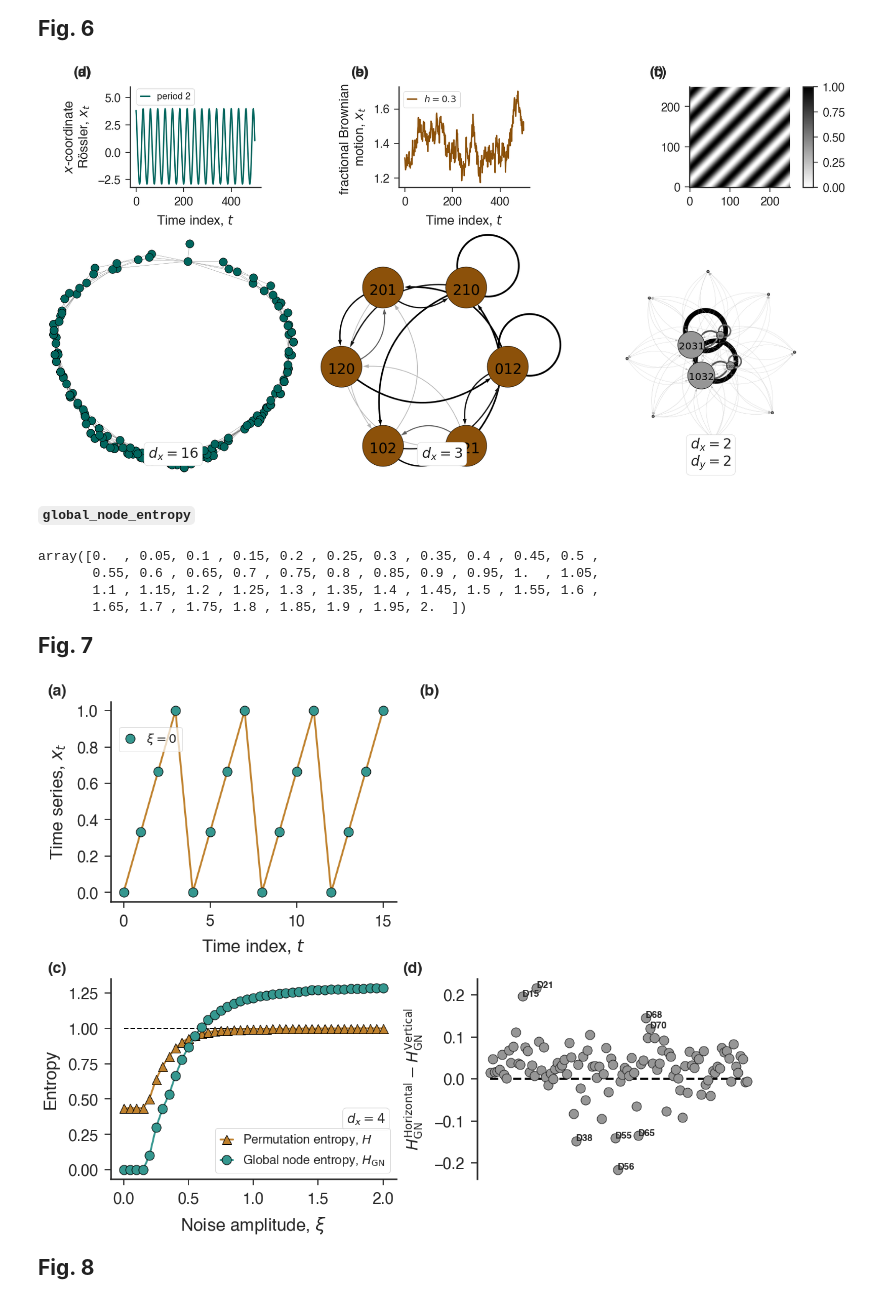
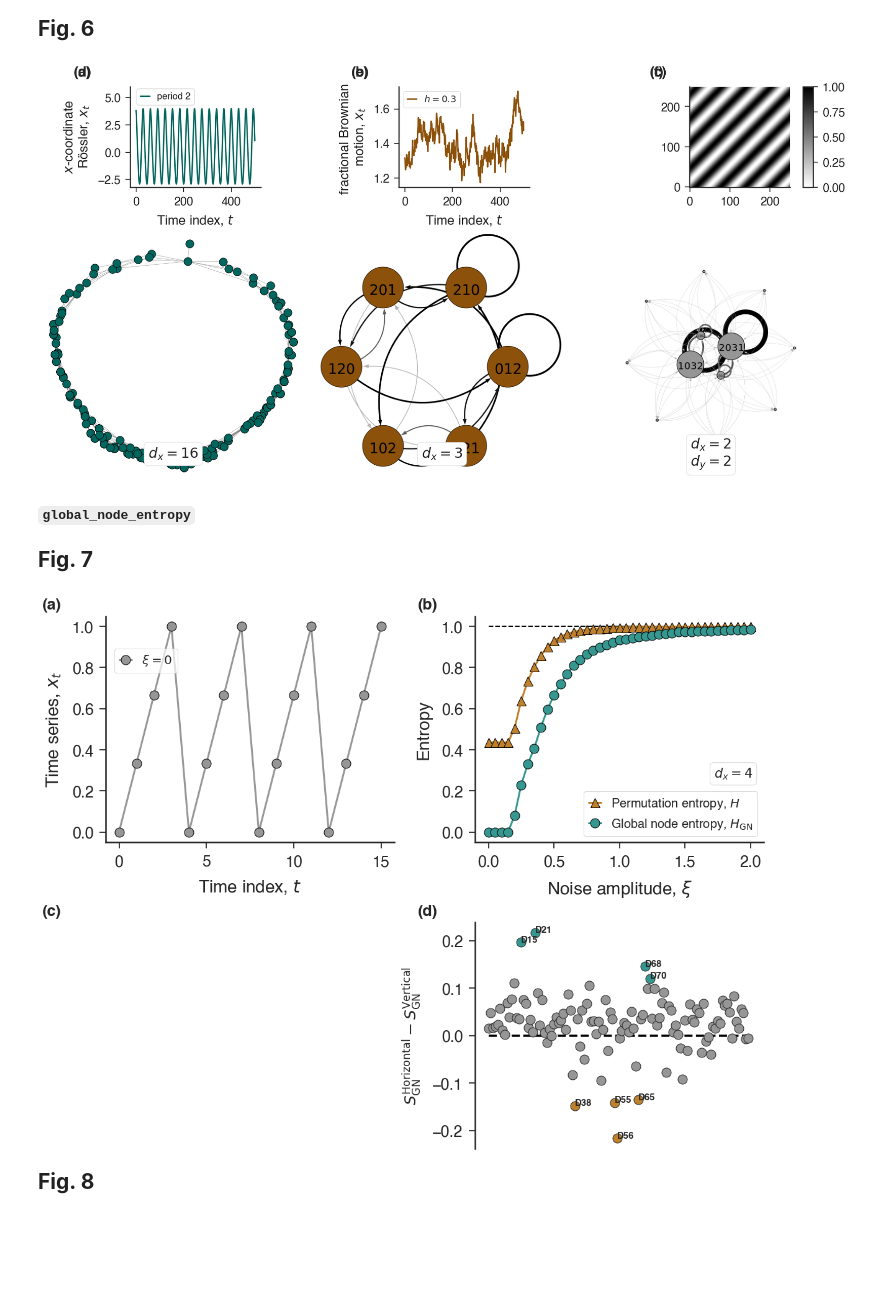
Before and after one commit to arthurpessa/ordpy, a Jupyter notebook: examples/sample_notebook.ipynb, the cells around one changed output. Saved outputs shown, nothing was run; the diff lists cells and outputs as text; code cells hidden in the pictures; blank space fills up the shorter version.

```diff
--- a/examples/sample_notebook.ipynb
+++ b/examples/sample_notebook.ipynb
@@ -243,20 +243,21 @@ ax[0].hlines(fstates_rw[1][-1], 60, 6000, linestyle='--', linewidth=2, color='bl
 ax[0].hlines(fstates_pure_logmap[0][-1], 60, 6000, linestyle='--', linewidth=2, color='black')
 ax[0].hlines(fstates_pure_logmap[1][-1], 60, 6000, linestyle='--', linewidth=2, color='black')
 
-#VERTICAL
+#VERTICAL LAYOUT
 first_legend = plt.legend(handles=rw_leg, loc=(.383,1.84))
 plt.gca().add_artist(first_legend)
 second_legend = plt.legend(handles=logi_leg, loc=(.695,1.84))
 plt.gca().add_artist(second_legend)
 
+#HORIZONTAL LAYOUT
 # first_legend = plt.legend(handles=rw_leg, loc=(-.668,0.45))
 # plt.gca().add_artist(first_legend)
 # second_legend = plt.legend(handles=logi_leg, loc=(-.975,0.45))
 # plt.gca().add_artist(second_legend)
 
-ax[0].annotate('logistic map', (.39,.7),  xycoords='axes fraction',fontsize=20,
+ax[0].annotate('logistic map', (.705,.7),  xycoords='axes fraction',fontsize=20,
                 bbox={'boxstyle':'round', 'fc':'#f0f0f0', 'alpha':1})
-ax[0].annotate('random walk', (.6925,.7), xycoords='axes fraction',fontsize=20,
+ax[0].annotate('random walk', (.38,.7), xycoords='axes fraction',fontsize=20,
                 bbox={'boxstyle':'round', 'fc':'#f0f0f0', 'alpha':1})
 
 
@@ -264,7 +265,7 @@ ax[0].annotate('random walk', (.6925,.7), xycoords='axes fraction',fontsize=20,
 colors = ['#01665e', '#8c510a']
 fstates_logmap = np.load('data/fstates_logmap.npy')
 for y_, c_, l_,lw_ in zip(fstates_logmap, ['#dfc27d', '#8c510a'], labels, [4,6]):
-    ax[1].plot(np.arange(0,.5,.001), y_, linewidth=lw_, color=c_, label=l_, scalex='log')
+    ax[1].plot(np.arange(0,.5,.001), y_, 'o', linewidth=lw_, color=c_, label=l_, scalex='log')
 
 ax[1].hlines(0, 0, .5, linestyle='--', linewidth=2)
 ax[1].set_yticks(np.arange(0,601,150))
@@ -310,7 +311,7 @@ def logistic(a=4, n=100000, x0=0.4):
 
     return x
 # %%
-def transient_logistic_map():
+def transient_logistic_map(x0=.65, r0 = 2.8):
     """
     Iterates the logistic map changing the
     growth parameter r at each step. Initial
@@ -331,7 +332,7 @@ def transient_logistic_map():
     - L.L. Trulla et al., Recurrence quantification analysis of the logistic equation
     with transients, Phys. Letters A 223 (1996) 255-260.
     """
-    x = [2.8*.65*(1-.65)]
+    x = [r0*x0*(1-x0)]
     i = 0
 #
     for r_ in np.arange(2.80001,4.00001,.00001):
@@ -596,7 +605,7 @@ def henon_map(n=2**15, a=1.4, b=0.3, x0=.5, y0=.5):
     return x, y
 # %%
 #Schuster's map
-def schuster_map(n=2**15, z=1, x0=.5):
+def schuster_map(n=2**15, z=2, x0=.5):
     """
 
     Parameters
@@ -1335,7 +1469,7 @@ w_ = np.asarray(g0.strength(mode='IN', weights='weight'))
 w_ = w_/w_.max()
 
 igplot_black(g0,
-             vertex_size=5+50*w_**2,
+             vertex_size=5+50*w_**2,d
              vertex_font_size=2+18*w_**2,
              edge_width_scale=40,
 #              vertex_color=['#8c510a', '#01665e'],
@@ -1367,7 +1501,7 @@ f.tight_layout()
 # f.savefig('figs-pdf/ordinal_network.pdf', dpi=300, bbox_inches='tight')
 # f.savefig('figs-pdf/ordinal_network_test.svg', dpi=300, bbox_inches='tight')
 # %% [output]
-[figure, old version]
+[figure, new version]
 # %% [markdown]
 <span style="font-family:times; font-weight:bold; font-size:1.8em;">`global_node_entropy`</span><a class="anchor" id="chapter6"></a>
 # %%
@@ -1393,13 +1527,6 @@ def noisy_sawtooth(dx, length=10000, snr=0):
         return series + np.random.uniform(-snr, snr, size=len(series))
     else:
         return series
-# %%
-np.arange(0,2.02,0.05).round(decimals=2)
-# %% [output]
-array([0.  , 0.05, 0.1 , 0.15, 0.2 , 0.25, 0.3 , 0.35, 0.4 , 0.45, 0.5 ,
-       0.55, 0.6 , 0.65, 0.7 , 0.75, 0.8 , 0.85, 0.9 , 0.95, 1.  , 1.05,
-       1.1 , 1.15, 1.2 , 1.25, 1.3 , 1.35, 1.4 , 1.45, 1.5 , 1.55, 1.6 ,
-       1.65, 1.7 , 1.75, 1.8 , 1.85, 1.9 , 1.95, 2.  ])
 # %%
 # 3 minutes to run. Data to plot Fig 7c
 ordnet_noisy_series    = []
@@ -1451,16 +1578,16 @@ f, ax = plt.subplots(nrows=2, ncols=2, figsize=pyhvr.stdfigsize(nx=2, ny=2,scale
 ax    = ax.flatten()
 
 #saw tooth series
-ax[0].plot(noisy_sawtooth(dx=4,length=16), 'o', markersize=15, color='#35978f', markeredgecolor='black', label=r'$\xi = 0$',zorder=1)
-ax[0].plot(noisy_sawtooth(dx=4,length=16), '-', markersize=15, color='#bf812d', zorder=0)
+ax[0].plot(noisy_sawtooth(dx=4, length=16), '-o', markersize=15, color='#969696', markeredgecolor='black', label=r'$\xi = 0$', zorder=1)
+# ax[0].plot(noisy_sawtooth(dx=4, length=16), '-', markersize=15, color='#bf812d', zorder=0)
 ax[0].set_xlabel('Time index, $t$')
 ax[0].set_ylabel('Time series, $x_t$')
 ax[0].legend(framealpha=.7, loc=(.03,.75))
 
 
 #
-ax[1].axis('off')
-
+ax[2].axis('off')
+#
 
 #permutation entropy and global node entropy
 ordnet_noisy_series    = np.load('data/ordnet_noisy_series.npy')
@@ -1468,45 +1595,52 @@ x_   = np.arange(0,2.02,0.05).round(decimals=2)
 
 for entropy_, m_, c_, l_, i in zip(ordnet_noisy_series[2], ['-^', '-o'], ['#bf812d', '#35978f'], [r'Permutation entropy, $H$', r'Global node entropy, $H_{\rm GN}$'], range(2)):
     if i==1:
-        ax[2].plot(x_, entropy_, m_, markersize=15, color=c_,markeredgecolor='black', label=l_)
+        ax[1].plot(x_, entropy_, m_, markersize=15, color=c_,markeredgecolor='black', label=l_)
     else:
-        ax[2].plot(x_, entropy_, m_, markersize=15, color=c_,markeredgecolor='black', label=l_)
-ax[2].hlines(1, 0, 2, linestyle='--',linewidth=2)
-ax[2].set_xlabel(r'Noise amplitude, $\xi$')
-ax[2].set_ylabel(r'Entropy')
-ax[2].annotate('$d_x = 4$', (.895,.335), xycoords='axes fraction', ha='center',va='top', fontsize=21, weight='bold',
+        ax[1].plot(x_, entropy_, m_, markersize=15, color=c_,markeredgecolor='black', label=l_)
+ax[1].hlines(1, 0, 2, linestyle='--',linewidth=2)
+ax[1].set_xlabel(r'Noise amplitude, $\xi$')
+ax[1].set_ylabel(r'Entropy')
+ax[1].annotate('$d_x = 4$', (.895,.335), xycoords='axes fraction', ha='center',va='top', fontsize=21, weight='bold',
                bbox={'boxstyle':'round', 'fc':'white', 'ec':'#d9d9d9', 'alpha':1})
-ax[2].legend()
+ax[1].legend()
 
 
 #brodatz analysis
+#(remover essa linha). Salvar um array com os nomes das imagens.
 brodatz_names  = [s_.split('/')[-1][:-4] for s_ in sorted(glob.glob('data/*.tif'))]
+
+#notice that the images are not in the data repository. However, they can be easily download from https://multibandtexture.recherche.usherbrooke.ca/normalized_brodatz.html
 brodatz_gne22h_normalized = np.load('data/gne22hor_brodatz.npy')
 brodatz_gne22v_normalized = np.load('data/gne22ver_brodatz.npy')
 
-ax[3].plot(range(len(brodatz_gne22v_normalized)), brodatz_gne22h_normalized-brodatz_gne22v_normalized, 'o', markeredgecolor='#252525', markersize=15, color='#969696')
-ax[3].set_ylabel(r'$H_{\rm GN}^{\rm Horizontal}-H_{\rm GN}^{\rm Vertical}$', fontsize=25)
+# ax[3].plot(range(len(brodatz_gne22v_normalized)), brodatz_gne22h_normalized-brodatz_gne22v_normalized, 'o', markeredgecolor='#252525', markersize=15, color='#969696')
+ax[3].set_ylabel(r'$S_{\rm GN}^{\rm Horizontal}-S_{\rm GN}^{\rm Vertical}$', fontsize=25)
 ax[3].spines['bottom'].set_visible(False)
 ax[3].tick_params(bottom=False, labelbottom=False)
 ax[3].plot([0,112],[0,0], '--', color='black',linewidth=3.5, zorder=0)
 
 cnt = 0
 for x_, y_ in zip(range(len(brodatz_gne22h_normalized)), brodatz_gne22h_normalized-brodatz_gne22v_normalized):
     if y_>.12:
         ax[3].annotate(brodatz_names[cnt], (x_, y_), weight='bold', fontsize=15)
+        ax[3].plot(x_, y_, 'o', markeredgecolor='#252525', markersize=15, color='#35978f')
         cnt += 1
     elif y_<-.13:
         ax[3].annotate(brodatz_names[cnt], (x_, y_), fontsize=15, weight='bold')
+        ax[3].plot(x_, y_, 'o', markeredgecolor='#252525', markersize=15, color='#bf812d')
         cnt += 1
+    else:
+        ax[3].plot(x_, y_, 'o', markeredgecolor='#252525', markersize=15, color='#969696')
 
-for (i, ax_), (x_, y_) in zip(list(enumerate(ax.flatten())), [(-.22,1.03), (-.2,1.03),(-.22,1.03),(-.26,1.03)]):
+for (i, ax_), (x_, y_) in zip(list(enumerate(ax.flatten())), [(-.22,1.03), (-.2,1.03),(-.22,1.03),(-.2,1.03)]):
     ax_.annotate('('+string.ascii_lowercase[i]+')', (x_, y_), xycoords='axes fraction', fontsize=25, weight='bold')
 
 f.tight_layout()
 # f.savefig('figs-pdf/global_node_entropy.pdf', dpi=300, bbox_inches='tight')
-# f.savefig('figs-pdf/global_node_entropy_test.svg', dpi=300, bbox_inches='tight')
+f.savefig('figs-pdf/global_node_entropy_test.svg', dpi=300, bbox_inches='tight')
 # %% [output]
-[figure, old version]
+[figure, new version]
 # %% [markdown]
 <span style="font-family:times; font-weight:bold; font-size:1.4em;">Fig. 8</span><a class="anchor" id="section_fig8"></a>
 # %%
```
Also changed, not shown: parts of 19 cells of this notebook, 19 other files.
